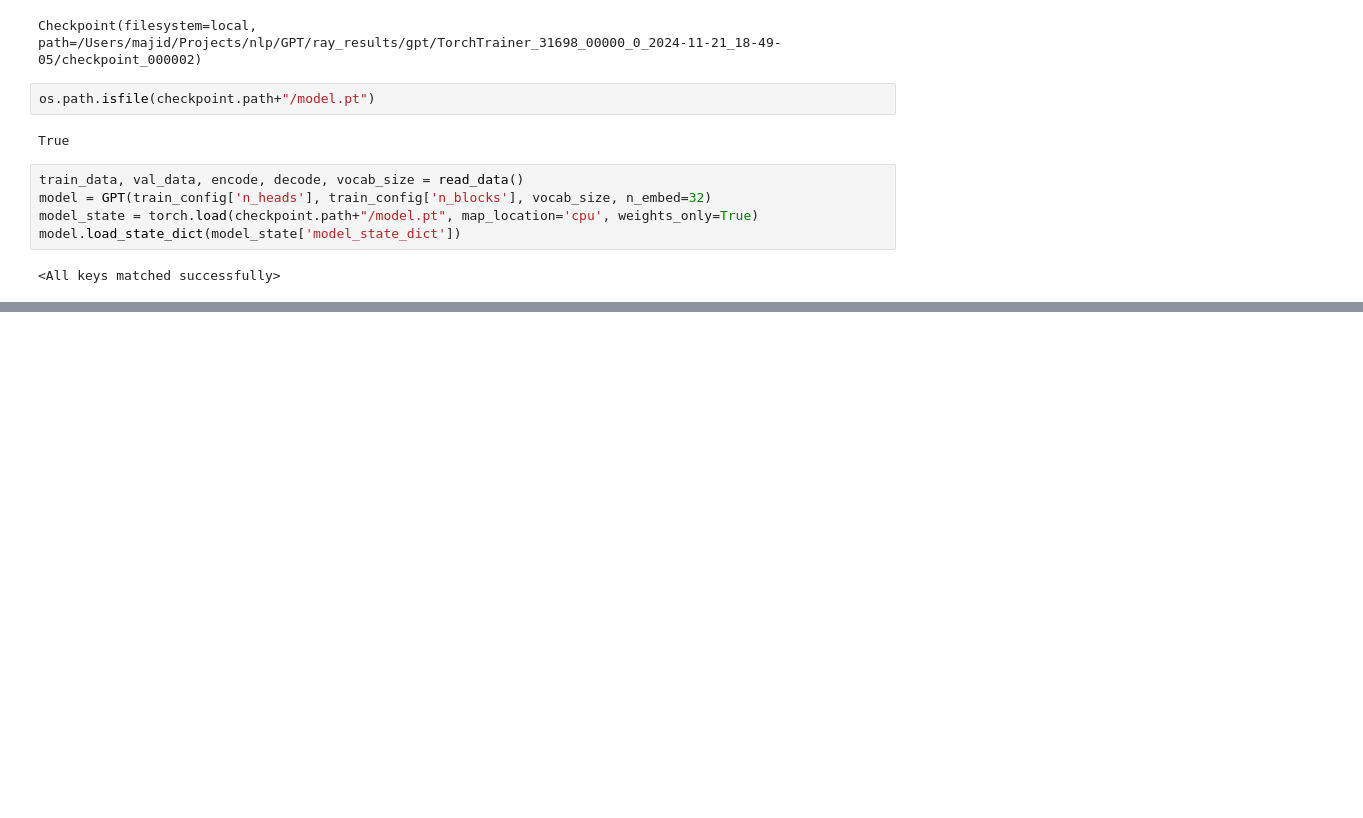
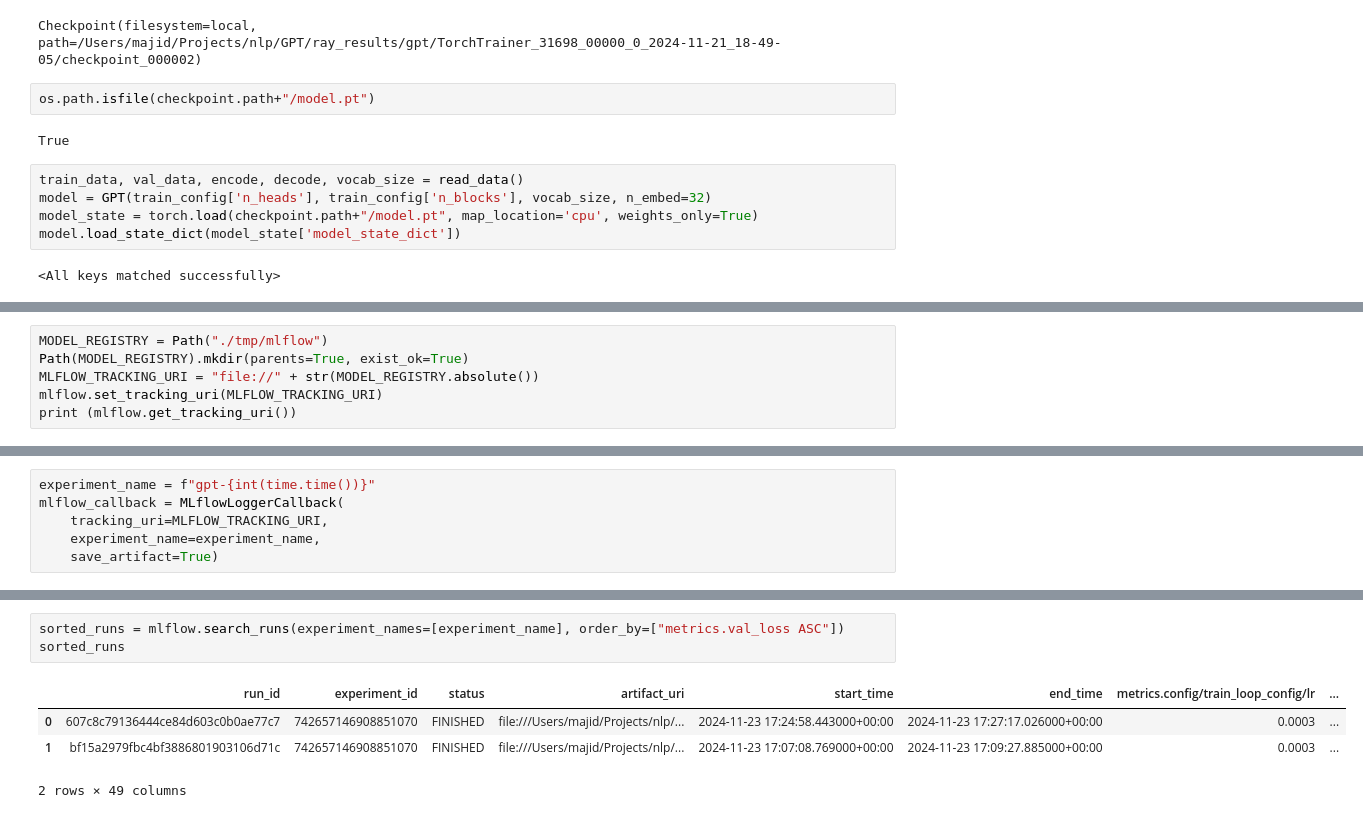
Before and after one commit to CtrlMj/GPT, a Jupyter notebook: Untitled.ipynb, the cells around one changed output, grey strips where cells are left out. Drawn from its saved outputs; the diff is of its cells as text; blank space fills up the shorter version.

Commit message:
add mlflow

```diff
--- a/Untitled.ipynb
+++ b/Untitled.ipynb
@@ -436,0 +451,6 @@ CARD: Hamant me se lond triare siny wrent, you sow he
+# %%
+MODEL_REGISTRY = Path("./tmp/mlflow")
+Path(MODEL_REGISTRY).mkdir(parents=True, exist_ok=True)
+MLFLOW_TRACKING_URI = "file://" + str(MODEL_REGISTRY.absolute())
+mlflow.set_tracking_uri(MLFLOW_TRACKING_URI)
+print (mlflow.get_tracking_uri())
@@ -436,0 +463,6 @@ CARD: Hamant me se lond triare siny wrent, you sow he
+# %%
+experiment_name = f"gpt-{int(time.time())}"
+mlflow_callback = MLflowLoggerCallback(
+    tracking_uri=MLFLOW_TRACKING_URI,
+    experiment_name=experiment_name,
+    save_artifact=True)
@@ -436,0 +566,8 @@ CARD: Hamant me se lond triare siny wrent, you sow he
+# %%
+sorted_runs = mlflow.search_runs(experiment_names=[experiment_name], order_by=["metrics.val_loss ASC"])
+sorted_runs
+# %% [output]
+|  | run_id | experiment_id | status | artifact_uri | start_time | end_time | metrics.config/train_loop_config/lr | ... |
+| 0 | 607c8c79136444ce84d603c0b0ae77c7 | 742657146908851070 | FINISHED | file:///Users/majid/Projects/nlp/... | 2024-11-23 17:24:58.443000+00:00 | 2024-11-23 17:27:17.026000+00:00 | 0.0003 | ... |
+| 1 | bf15a2979fbc4bf3886801903106d71c | 742657146908851070 | FINISHED | file:///Users/majid/Projects/nlp/... | 2024-11-23 17:07:08.769000+00:00 | 2024-11-23 17:09:27.885000+00:00 | 0.0003 | ... |
+2 rows × 49 columns
```
Also changed, not shown: parts of 13 cells of this notebook.
